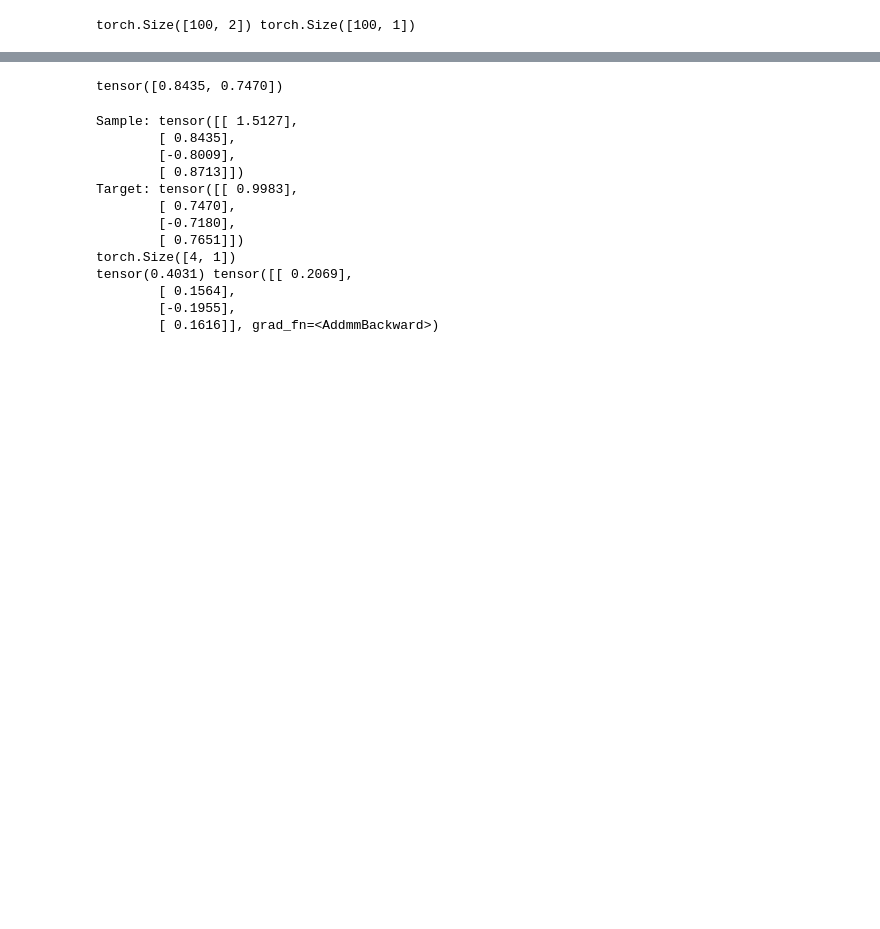
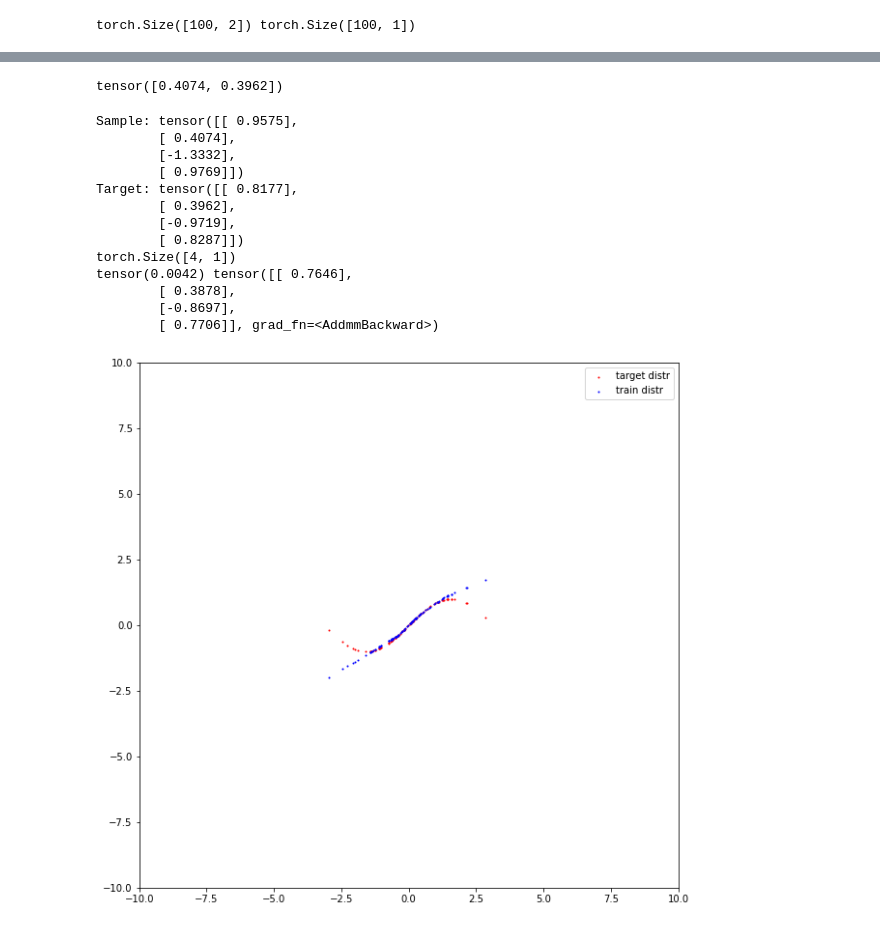
Before and after one commit to levhojoyan/Sirius2021, a Jupyter notebook: NeuralWithWeights.ipynb, the cells around one changed output, grey strips where cells are left out. Drawn from its saved outputs; the diff is of its cells as text; code cells hidden in the pictures; blank space fills up the shorter version.

```diff
--- a/NeuralWithWeights.ipynb
+++ b/NeuralWithWeights.ipynb
@@ -26,8 +26,9 @@ def plot_2d_dots(dots, color='blue', label='None'):
     plt.xlim(-10, 10)
     plt.scatter(dots[:, 0], dots[:, 1], s=1, c=color, label=label)
 # %%
-sample_size = 100
-x_s = torch.empty(sample_size).normal_(mean=0,std=1).unsqueeze(1)
+sample_size = 500
+# x_s = torch.empty(sample_size).normal_(mean=0,std=1).unsqueeze(1)
+x_s = torch.linspace(-2 * 3.14, 2 * 3.14, 500)
 noise_s = torch.empty(sample_size).normal_(mean=0,std=1)
 
 f_s = torch.sin(x_s) # + noise_s
@@ -68,7 +69,7 @@ our_dataset.__getitem__(1)
 # %%
 sample_2d[1]
 # %% [output]
-tensor([0.8435, 0.7470])
+tensor([0.4074, 0.3962])
 # %%
 batch_size=16
 # %%
@@ -98,22 +99,57 @@ for batch in dataloader:
 print('Sample:', batch_x)
 print('Target:', batch_y)
 
-model = Model()
 print(batch_x.shape)
 y_pred = model(batch_x) # получили предсказания модели
 loss = torch.nn.MSELoss()(batch_y, y_pred)
 print(loss.data, y_pred)
 # %% [output]
-Sample: tensor([[ 1.5127],
-        [ 0.8435],
-        [-0.8009],
-        [ 0.8713]])
-Target: tensor([[ 0.9983],
-        [ 0.7470],
-        [-0.7180],
-        [ 0.7651]])
+Sample: tensor([[ 0.9575],
+        [ 0.4074],
+        [-1.3332],
+        [ 0.9769]])
+Target: tensor([[ 0.8177],
+        [ 0.3962],
+        [-0.9719],
+        [ 0.8287]])
 torch.Size([4, 1])
-tensor(0.4031) tensor([[ 0.2069],
-        [ 0.1564],
-        [-0.1955],
-        [ 0.1616]], grad_fn=<AddmmBackward>)
+tensor(0.0042) tensor([[ 0.7646],
+        [ 0.3878],
+        [-0.8697],
+        [ 0.7706]], grad_fn=<AddmmBackward>)
+# %%
+model = Model()
+optimizer = torch.optim.Adam(model.parameters(), lr=0.05)
+mses = []
+
+i = 0
+for epoch in range(11):
+  for x_train, y_train in tqdm(dataloader): # берем батч из трейн лоадера
+      x_train = batch['sample']
+      y_train = batch['target']
+
+      print(x_train)
+      y_pred = model(x_train) # делаем предсказания
+      loss = torch.nn.MSELoss()(y_pred, y_train) # считаем лосс
+      loss.backward() # считаем градиенты обратным проходом
+      optimizer.step() # обновляем параметры сети
+      optimizer.zero_grad() # обнуляем посчитанные градиенты параметров
+      i += 1
+
+      mses.append(loss)
+
+      if i % 5 == 0:
+        # plot pdfs
+        clear_output(True)
+        plt.figure(figsize=(10, 10))
+
+        total_pred = model(x_s.unsqueeze(1))
+        total_pred.detach_()
+        # print(x_s.shape, total_pred.shape)
+
+        plot_2d_dots(sample_2d, color='r', label='target distr')
+        plot_2d_dots(torch.cat((x_s.unsqueeze(1), total_pred), 1), color='b', label='train distr')
+        plt.legend()
+        plt.show()
+# %% [output]
+[figure, added]
```
Also changed, not shown: parts of 16 cells of this notebook.
